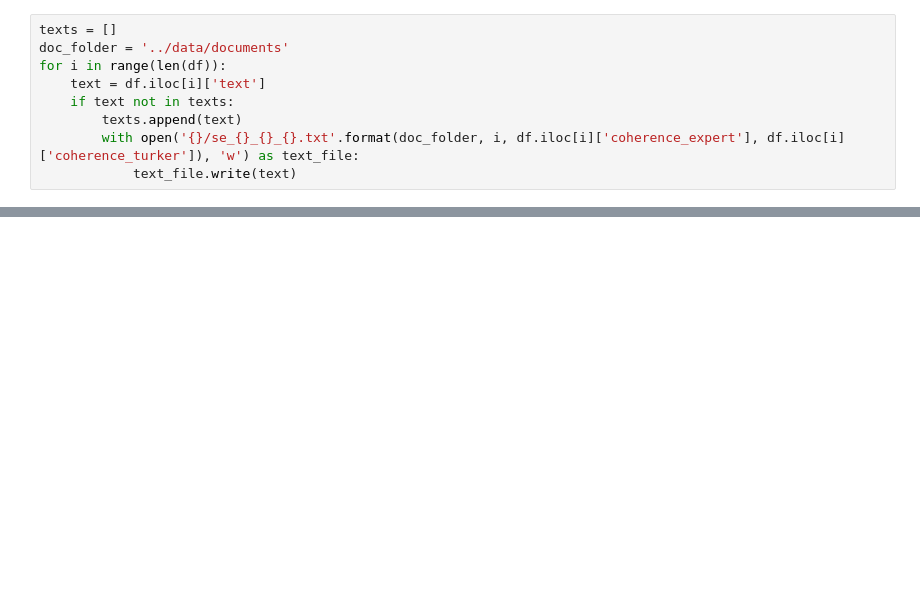
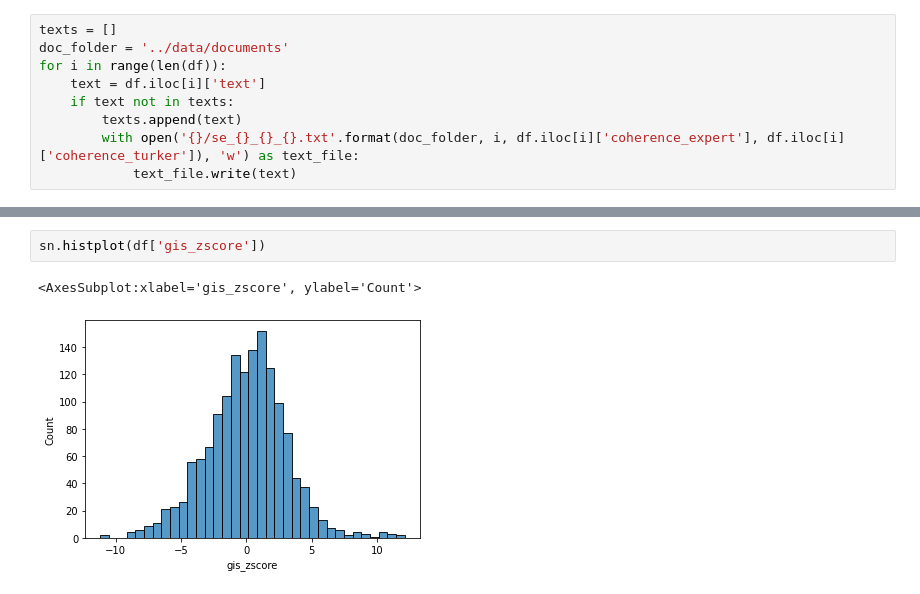
Before and after one commit to phosseini/GisPy, a Jupyter notebook: notebooks/SummEval.ipynb, the cells around one changed output, grey strips where cells are left out. Cells and saved outputs as stored; diff of their text form; blank space fills up the shorter version.

```diff
--- a/notebooks/SummEval.ipynb
+++ b/notebooks/SummEval.ipynb
@@ -42,0 +51,5 @@ for i in range(len(df)):
+# %%
+sn.histplot(df['gis_zscore'])
+# %% [output]
+<AxesSubplot:xlabel='gis_zscore', ylabel='Count'>
+[figure, added]
```
Also changed, not shown: parts of 11 cells of this notebook, 2 other files.
